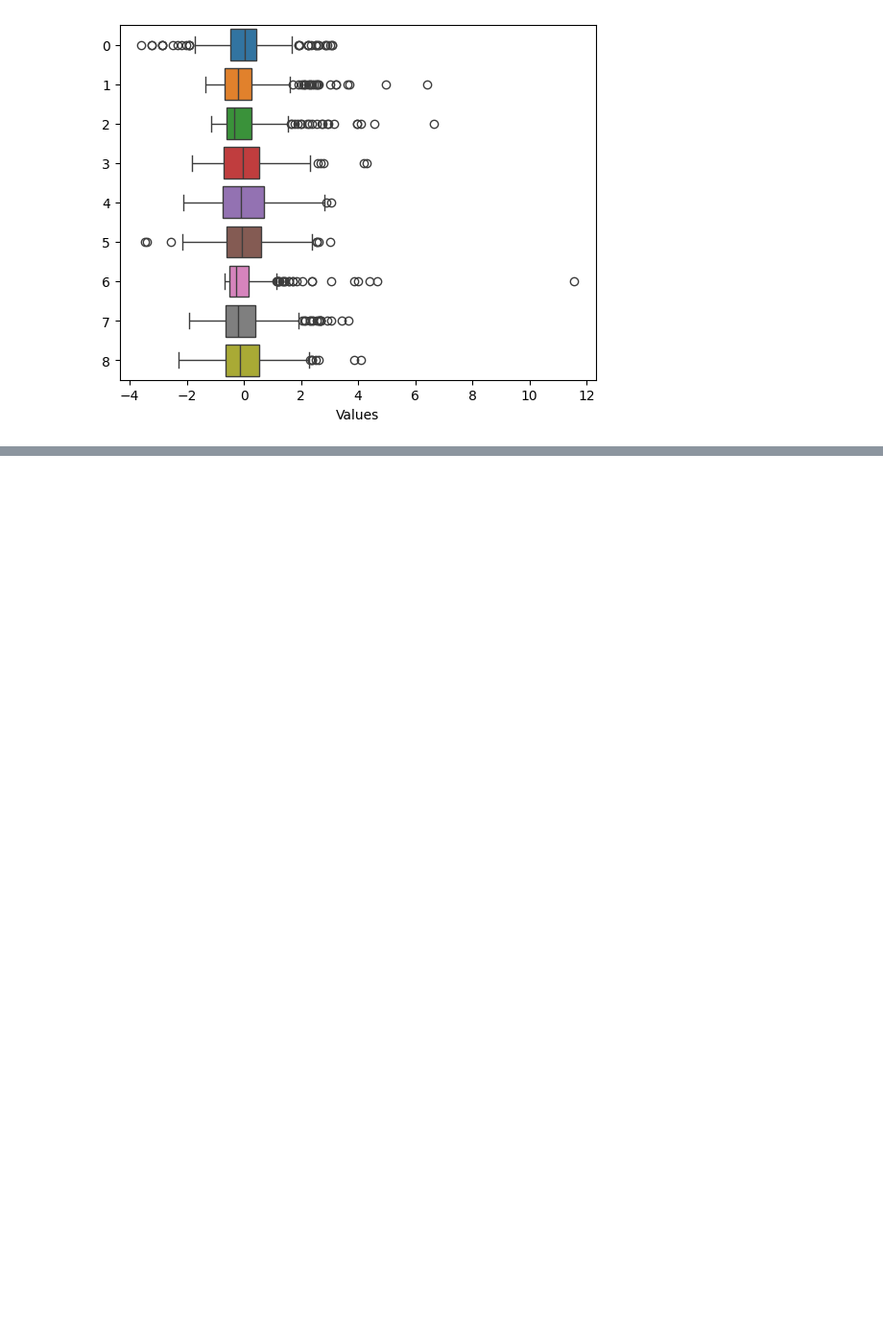
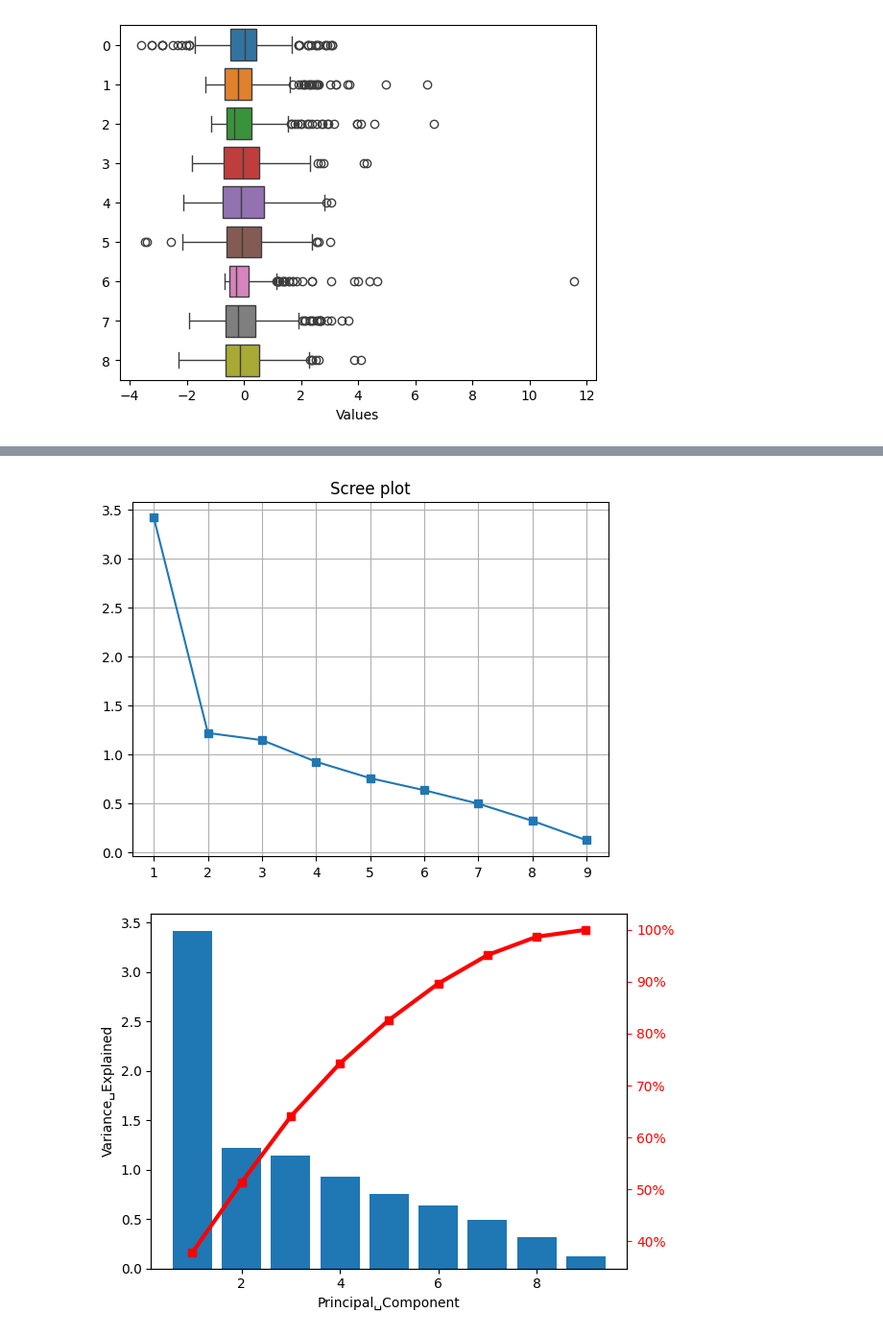
Before and after one commit to Lin-aaa0214/--, a Jupyter notebook: course2.ipynb, the cells around one changed output, grey strips where cells are left out. Shown: that part at 96% size. Drawn from its saved outputs; the diff is of its cells as text; code cells hidden in the pictures; blank space fills up the shorter version.

```diff
--- a/course2.ipynb
+++ b/course2.ipynb
@@ -176,0 +220,15 @@ plt.show()
+# %%
+# 進一步對樣本共變異矩陣 Sx_numpy 做特徵值與特徵向量分析（eigen analysis ）
+# 並取得由大而小排列的特徵值及相對應特徵向量
+
+from numpy.linalg import eig
+w, v = eig(Sx_numpy)
+idx = np.argsort(-w) #sort eigenvalues in descending order
+# idx = np.argsort(w)[::−1]
+eigvals = w[idx]
+# 按照排序後的索引重新排列特徵向量
+eigvecs = v[:, idx]
+# 使用特徵值和特徵向量重建原始矩陣
+Sigma_x = eigvecs @ np.diag(eigvals) @ eigvecs.T # "@" 是矩陣乘法運算符
+
+print(Sigma_x)
@@ -176,0 +254,27 @@ plt.show()
+# %%
+from matplotlib.ticker import PercentFormatter
+# 繪製 Scree plot
+plt.figure()
+x = np.arange(1, 1+len(eigvals))
+plt.plot(x, eigvals, marker='s')
+plt.title('Scree plot')
+plt.grid(True)
+plt.show()
+
+# 繪製 累積解釋變異量
+fig, ax = plt.subplots()
+x = np.arange(1, 1+len(eigvals))
+ax.bar(x, eigvals)
+
+# 顯示累積解釋變異量(線)
+ax2 = ax.twinx()
+ax2.plot(x, eigvals.cumsum()/eigvals.sum()*100, \
+marker='s', color='red', lw=3) # 紅色線為累積解釋變異量
+ax2.tick_params(axis='y', colors='red') # 設定y軸顏色
+ax2.yaxis.set_major_formatter(PercentFormatter()) # 設定y軸數值格式
+ax.set_xlabel('Principal␣Component')
+ax.set_ylabel('Variance␣Explained')
+plt.show()
+# %% [output]
+[figure, added]
+[figure, added]
```
Also changed, not shown: parts of 6 cells of this notebook, 1 other file.
